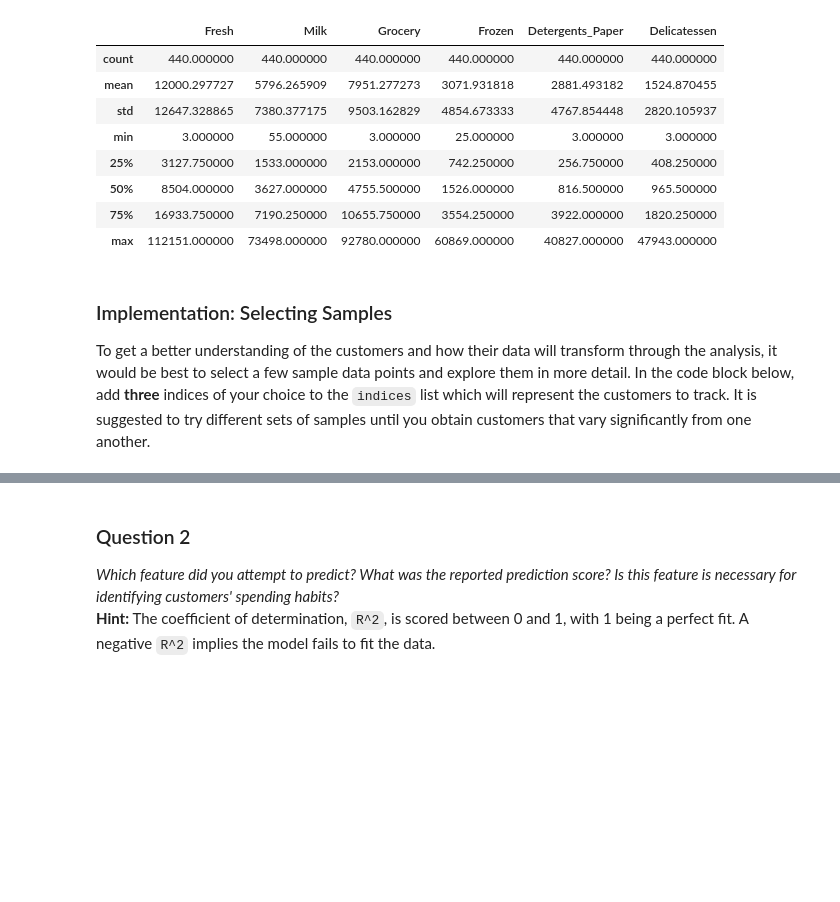
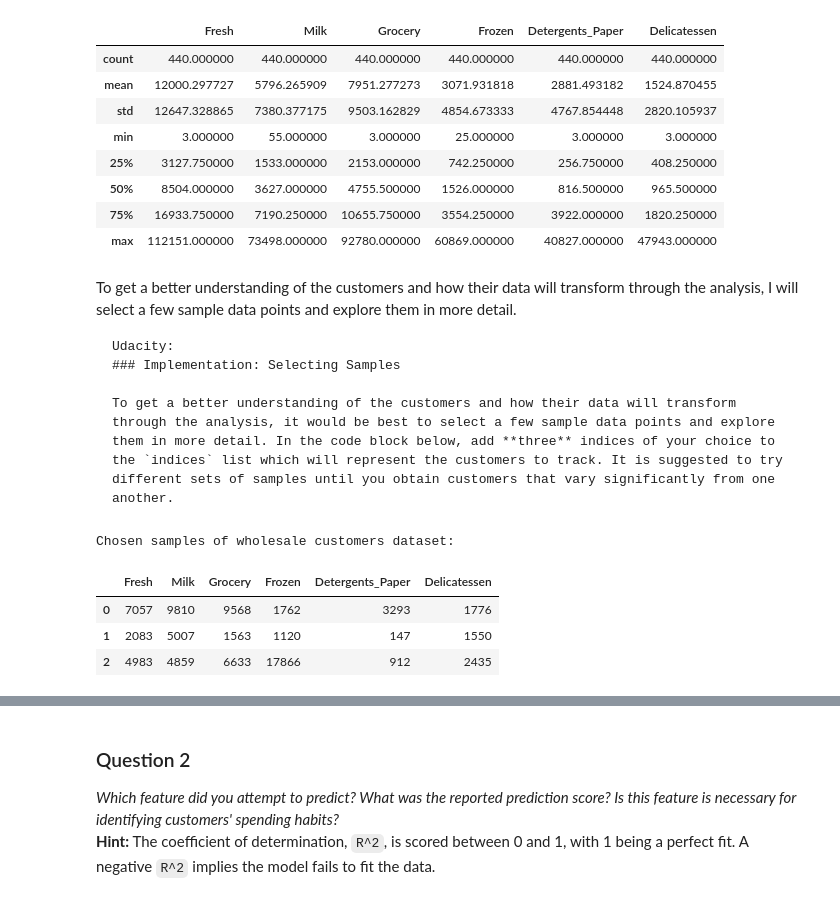
Before and after one commit to ucaiado/Customer_Segments, a Jupyter notebook: customer_segments.ipynb, the cells around one changed output, grey strips where cells are left out. Saved outputs shown, nothing was run; the diff lists cells and outputs as text; code cells hidden in the pictures; blank space fills up the shorter version.

````diff
--- a/customer_segments.ipynb
+++ b/customer_segments.ipynb
@@ -92,13 +92,24 @@ display(data.describe())
 | 75% | 16933.750000 | 7190.250000 | 10655.750000 | 3554.250000 | 3922.000000 | 1820.250000 |
 | max | 112151.000000 | 73498.000000 | 92780.000000 | 60869.000000 | 40827.000000 | 47943.000000 |
 # %% [markdown]
+To get a better understanding of the customers and how their data will transform through the analysis, I will select a few sample data points and explore them in more detail.
+```
+Udacity:
 ### Implementation: Selecting Samples
+
 To get a better understanding of the customers and how their data will transform through the analysis, it would be best to select a few sample data points and explore them in more detail. In the code block below, add **three** indices of your choice to the `indices` list which will represent the customers to track. It is suggested to try different sets of samples until you obtain customers that vary significantly from one another.
+```
 # %%
 # TODO: Select three indices of your choice you wish to sample from the dataset
-indices = []
+indices = [1, 271, 413]
 
 # Create a DataFrame of the chosen samples
 samples = pd.DataFrame(data.loc[indices], columns = data.keys()).reset_index(drop = True)
 print "Chosen samples of wholesale customers dataset:"
 display(samples)
+# %% [output]
+Chosen samples of wholesale customers dataset:
+|  | Fresh | Milk | Grocery | Frozen | Detergents_Paper | Delicatessen |
+| 0 | 7057 | 9810 | 9568 | 1762 | 3293 | 1776 |
+| 1 | 2083 | 5007 | 1563 | 1120 | 147 | 1550 |
+| 2 | 4983 | 4859 | 6633 | 17866 | 912 | 2435 |
````
Also changed, not shown: parts of 10 cells of this notebook.
